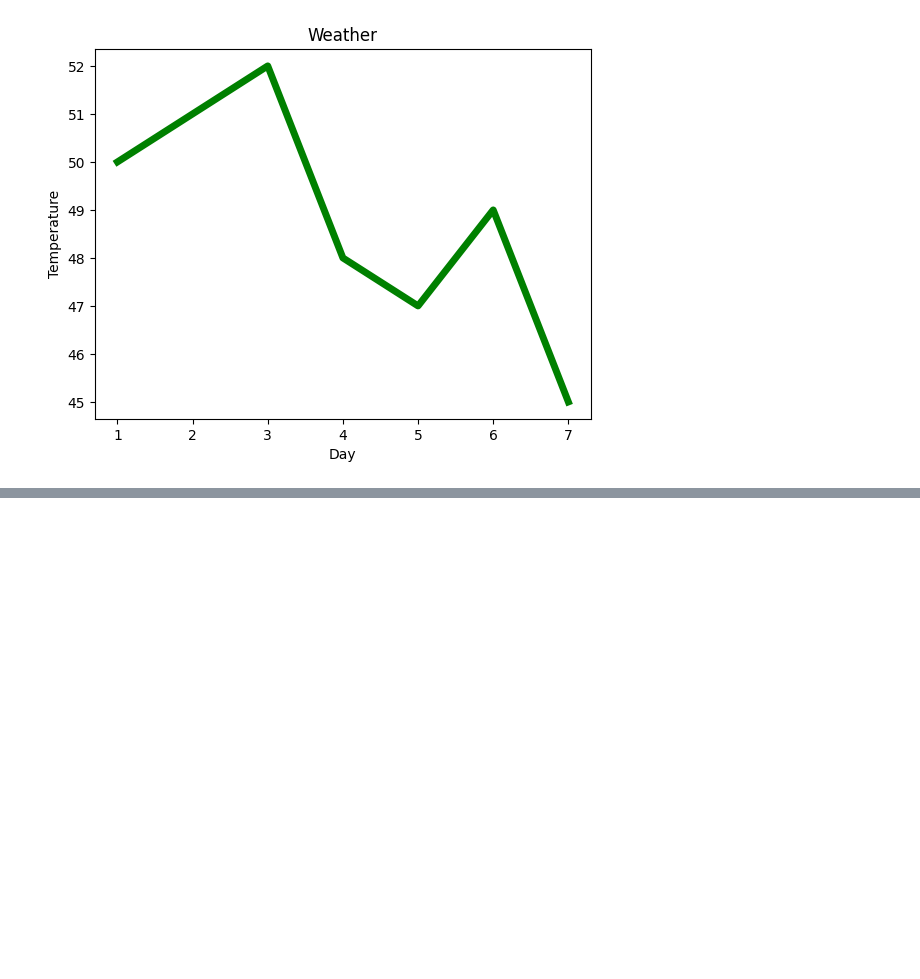
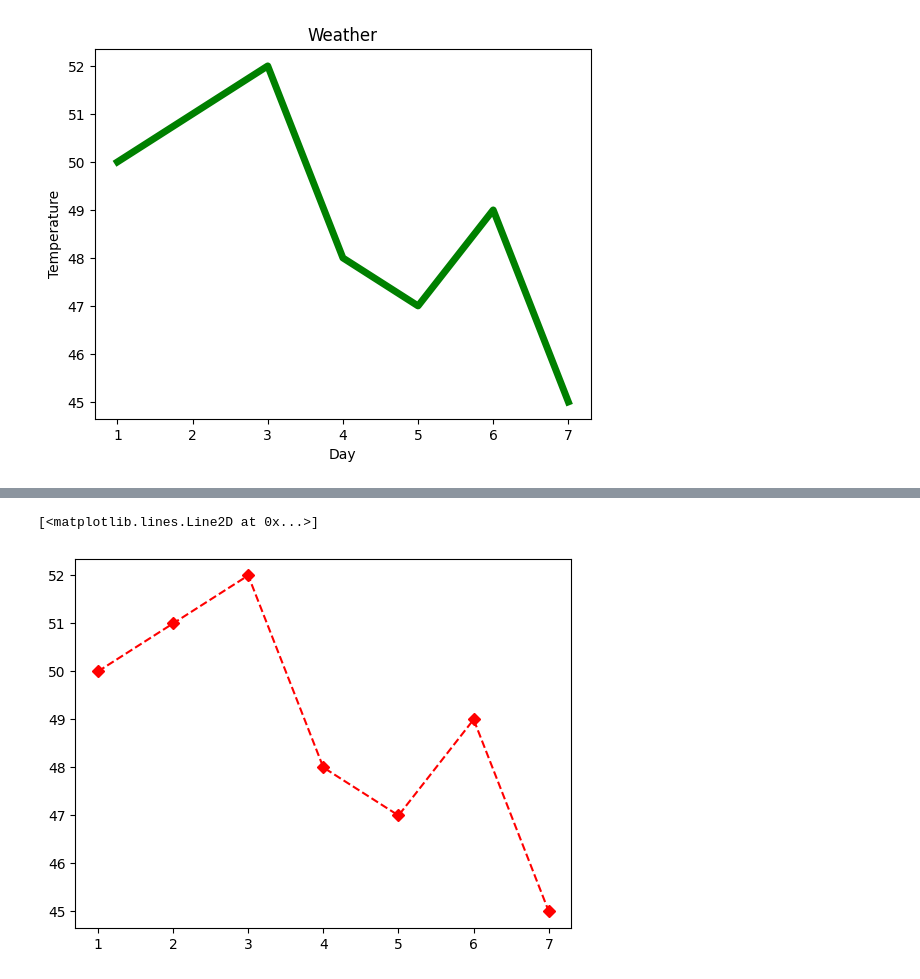
Before and after one commit to naween321/learning-ml, a Jupyter notebook: matplotlib/plot.ipynb, the cells around one changed output, grey strips where cells are left out. Cells and saved outputs as stored; diff of their text form; code cells hidden in the pictures; blank space fills up the shorter version.

```diff
--- a/matplotlib/plot.ipynb
+++ b/matplotlib/plot.ipynb
@@ -14,0 +25,5 @@ plt.plot(x, y, color='green', linewidth=5)
+# %%
+plt.plot(x, y, 'rD--')
+# %% [output]
+[<matplotlib.lines.Line2D at 0x...>]
+[figure, added]
```
Also changed, not shown: parts of 2 cells of this notebook.
